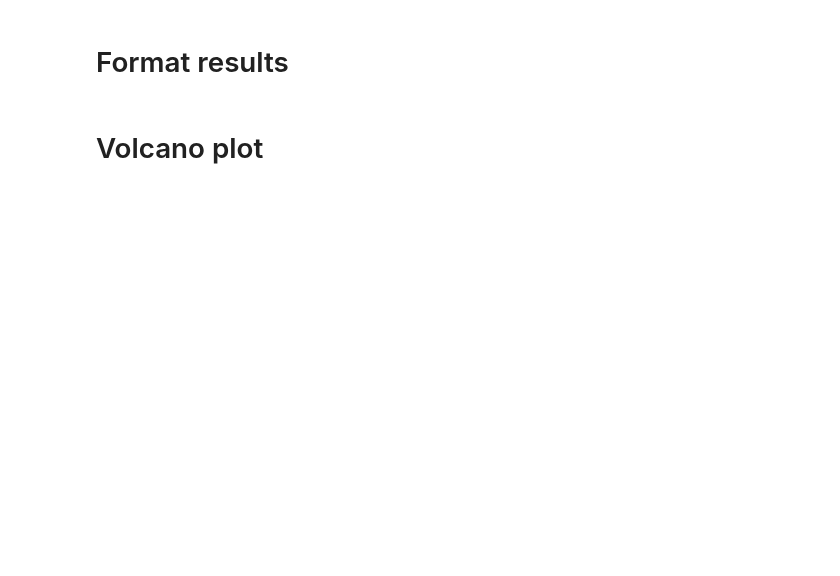
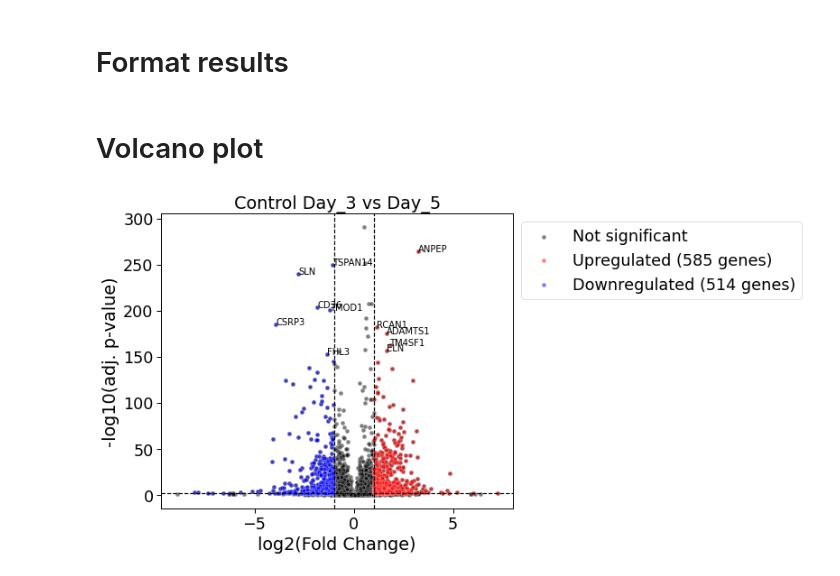
Before and after one commit to mortazavilab/cosmos-cluster6, a Jupyter notebook: pydeseq.ipynb, the cells around one changed output. Drawn from its saved outputs; the diff is of its cells as text; code cells hidden in the pictures; blank space fills up the shorter version.

```diff
--- a/pydeseq.ipynb
+++ b/pydeseq.ipynb
@@ -46,7 +46,7 @@ metadata.head()
 filtering = {'Condition': ['Control'],
              'Timepoint': ['Day_3','Day_5']}
 
-group = 'Celltype' # change to the group you're interested in making the comparison in
+group = 'Timepoint' # change to the group you're interested in making the comparison in
 # %%
 metadata_selected = metadata.copy()
 for col in filtering.keys():
@@ -82,34 +113,36 @@ results = results.reset_index().rename(columns={'index': 'gene_name'}) # set gen
 # %% [markdown]
 # Volcano plot
 # %%
-degs_up = results[(results['padj'] < 0.05) & (results['log2FoldChange'] > 2)]
-degs_down = results[(results['padj'] < 0.05) & (results['log2FoldChange'] < -2)]
+degs_up = results[(results['padj'] < 0.05) & (results['log2FoldChange'] > 1)]
+degs_down = results[(results['padj'] < 0.05) & (results['log2FoldChange'] < -1)]
 
 
 plt.figure(figsize=(7, 6))
 sns.scatterplot(data=results, x='log2FoldChange', y='nlog10padj', alpha=0.5,
                 color='black', label = "Not significant")
 
 # basically layer the subset dataframes on top of the original plot
 sns.scatterplot(data=degs_up, x='log2FoldChange', y='nlog10padj', alpha=0.5,
                 color='red', label = f"Upregulated ({len(degs_up)} genes)")
 sns.scatterplot(data=degs_down, x='log2FoldChange', y='nlog10padj', alpha=0.5,
                 color='blue', label = f"Downregulated ({len(degs_down)} genes)")
 
 plt.xlabel('log2(Fold Change)')
 plt.ylabel('-log10(adj. p-value)')
-plt.title('Human T-cell vs Activated_T-cell')
+plt.title('Control Day_3 vs Day_5')
 plt.legend(bbox_to_anchor=(1, 1), loc='upper left') # move legend
 
 # draw horizontal and vertical dashed lines
 plt.axhline(1.3, color='black', linestyle='--')
 plt.axvline(1, color='black', linestyle='--')
 plt.axvline(-1, color='black', linestyle='--')
 
 # label specific points
 for index, row in results.iterrows():
-    if abs(row['log2FoldChange']) > 6 and row['nlog10padj'] > 250:
+    if abs(row['log2FoldChange']) > 1 and row['nlog10padj'] > 150:
         plt.text(row['log2FoldChange'], row['nlog10padj'], row['gene_name'], fontsize=10)
 
 
 plt.show()
+# %% [output]
+[figure, added]
```
Also changed, not shown: parts of 1 cell of this notebook, 1 other file.
